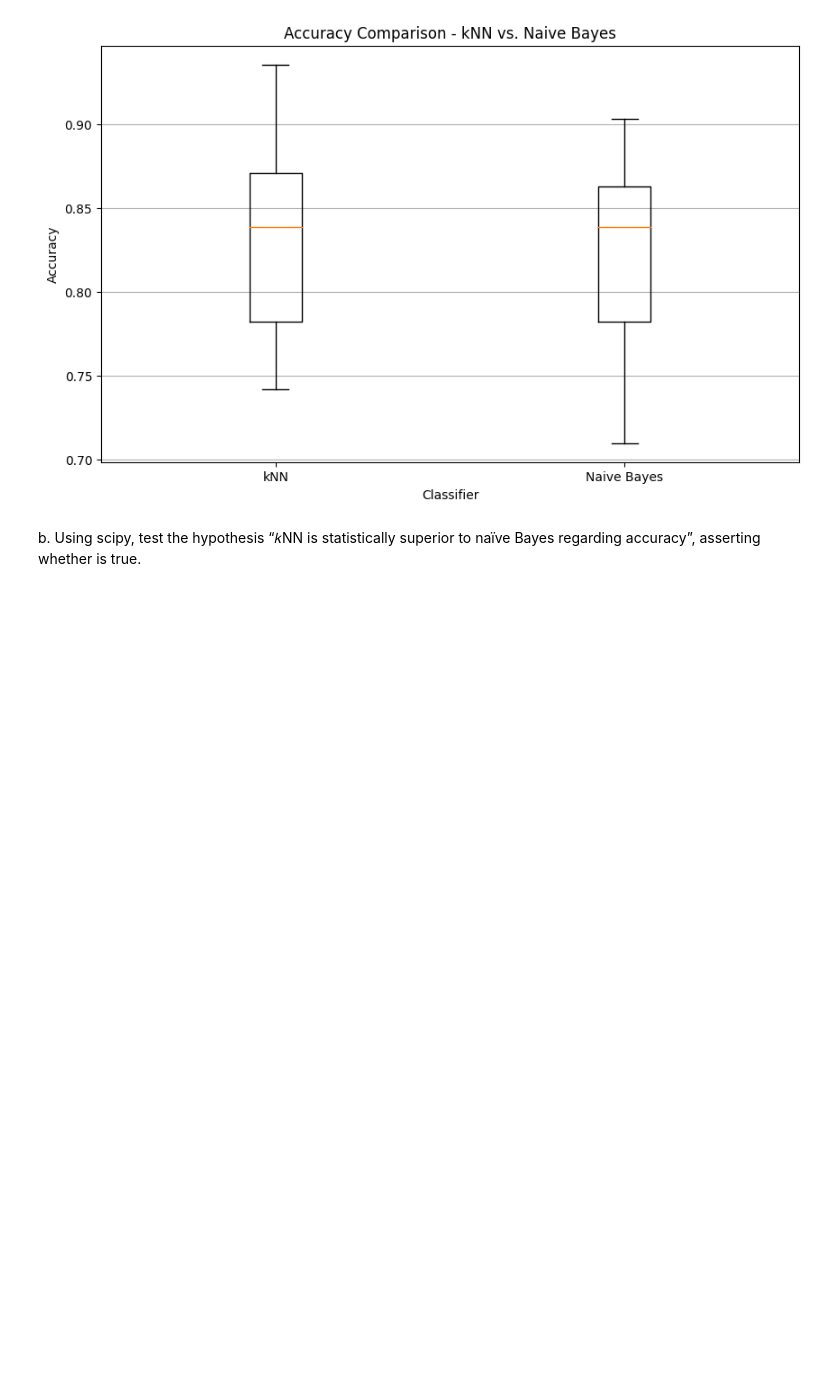
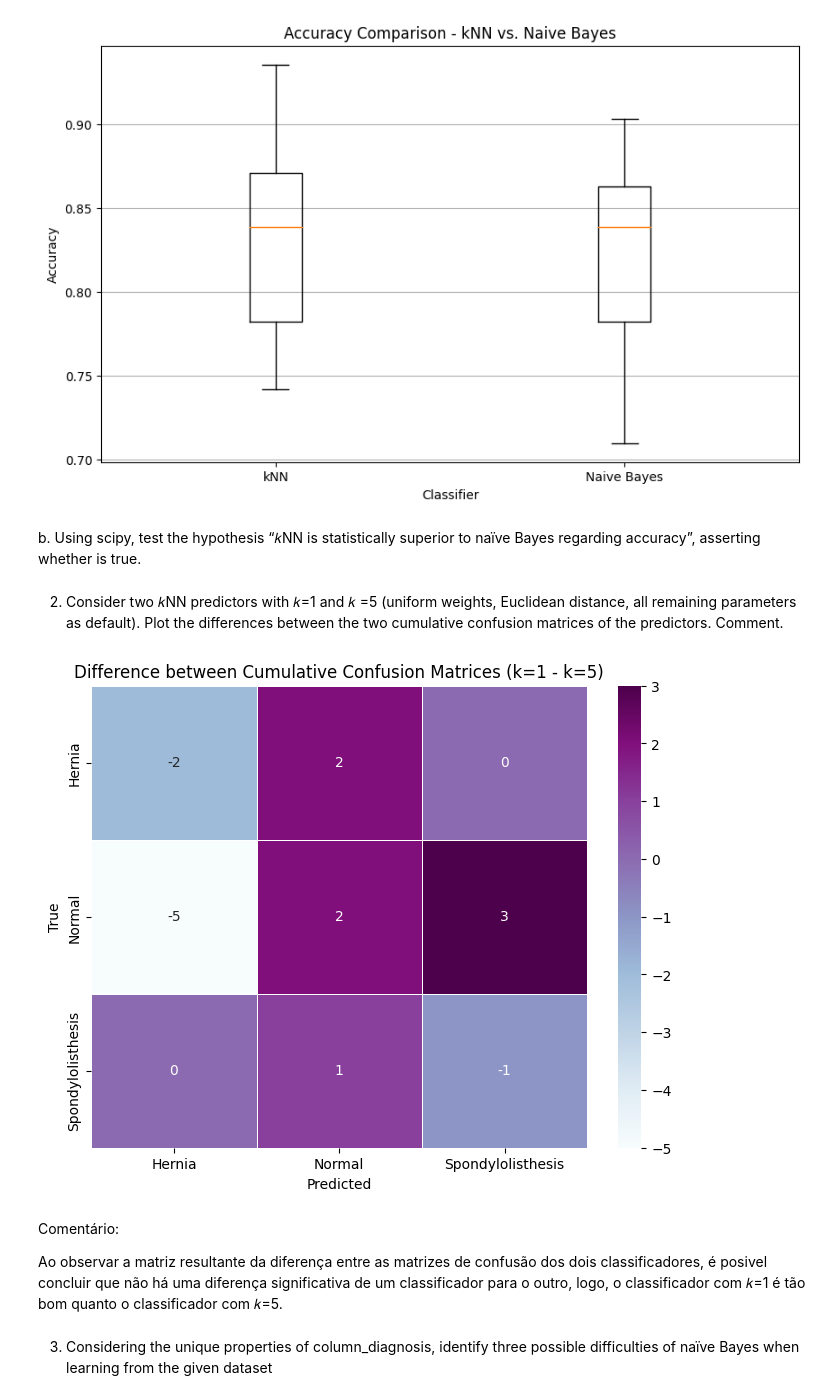
Before and after one commit to mira-eanda/Apre_Homeworks, a Jupyter notebook: Hw2/02_Homework.ipynb, the cells around one changed output. Drawn from its saved outputs; the diff is of its cells as text; code cells hidden in the pictures; blank space fills up the shorter version.

```diff
--- a/Hw2/02_Homework.ipynb
+++ b/Hw2/02_Homework.ipynb
@@ -47,3 +49,73 @@ plt.show()
 # %% [markdown]
 b. Using scipy, test the hypothesis “𝑘NN is statistically superior to naïve Bayes regarding
 accuracy”, asserting whether is true.
+# %% [markdown]
+2) Consider two 𝑘NN predictors with 𝑘=1 and 𝑘 =5 (uniform weights, Euclidean distance,
+all remaining parameters as default). Plot the differences between the two cumulative confusion
+matrices of the predictors. Comment.
+# %%
+import numpy as np
+import pandas as pd
+import matplotlib.pyplot as plt
+from sklearn.model_selection import StratifiedKFold
+from sklearn.neighbors import KNeighborsClassifier
+from sklearn.metrics import confusion_matrix
+from scipy.io.arff import loadarff
+import seaborn as sns
+
+
+data = loadarff('column_diagnosis.arff')
+df = pd.DataFrame(data[0])
+y = df['class'].astype(str)
+x = df.drop('class', axis=1).astype(np.float64)
+
+
+knn1 = KNeighborsClassifier(n_neighbors=1, weights='uniform', metric='euclidean')
+knn5 = KNeighborsClassifier(n_neighbors=5, weights='uniform', metric='euclidean')
+
+skf = StratifiedKFold(n_splits=10, shuffle=True, random_state=0)
+
+cumulative_cm1 = np.zeros((3, 3))
+cumulative_cm5 = np.zeros((3, 3))
+
+
+for train_index, test_index in skf.split(x, y):
+
+	x_train, x_test = df.iloc[train_index, :-1], df.iloc[test_index, :-1]
+	y_train, y_test = df.iloc[train_index, -1], df.iloc[test_index, -1]
+	x_train = x_train.astype(np.float64)
+	x_test = x_test.astype(np.float64)
+	y_train = y_train.astype(str)
+	y_test = y_test.astype(str)
+
+	knn1.fit(x_train, y_train)
+	knn5.fit(x_train, y_train)
+
+	y_pred1 = knn1.predict(x_test)
+	y_pred5 = knn5.predict(x_test)
+
+	cm1 = confusion_matrix(y_test, y_pred1)
+	cm5 = confusion_matrix(y_test, y_pred5)
+
+	cumulative_cm1 += cm1
+	cumulative_cm5 += cm5
+
+
+diff_cm = cumulative_cm1 - cumulative_cm5
+
+diff_cm = pd.DataFrame(diff_cm, index=['Hernia', 'Normal', 'Spondylolisthesis'], columns=['Hernia', 'Normal', 'Spondylolisthesis'])
+plt.figure(figsize=(8, 6))
+sns.heatmap(diff_cm, annot=True, cmap="BuPu", linewidths=0.5)
+plt.title("Difference between Cumulative Confusion Matrices (k=1 - k=5)")
+plt.ylabel('True')
+plt.xlabel('Predicted')
+plt.show()
+# %% [output]
+[figure, added]
+# %% [markdown]
+Comentário:
+
+Ao observar a matriz resultante da diferença entre as matrizes de confusão dos dois classificadores, é posivel concluir que não há uma diferença significativa de um classificador para o outro, logo, o classificador com 𝑘=1 é tão bom quanto o classificador com 𝑘=5.
+# %% [markdown]
+3) Considering the unique properties of column_diagnosis, identify three possible difficulties
+of naïve Bayes when learning from the given dataset
```
Also changed, not shown: parts of 2 cells of this notebook.
